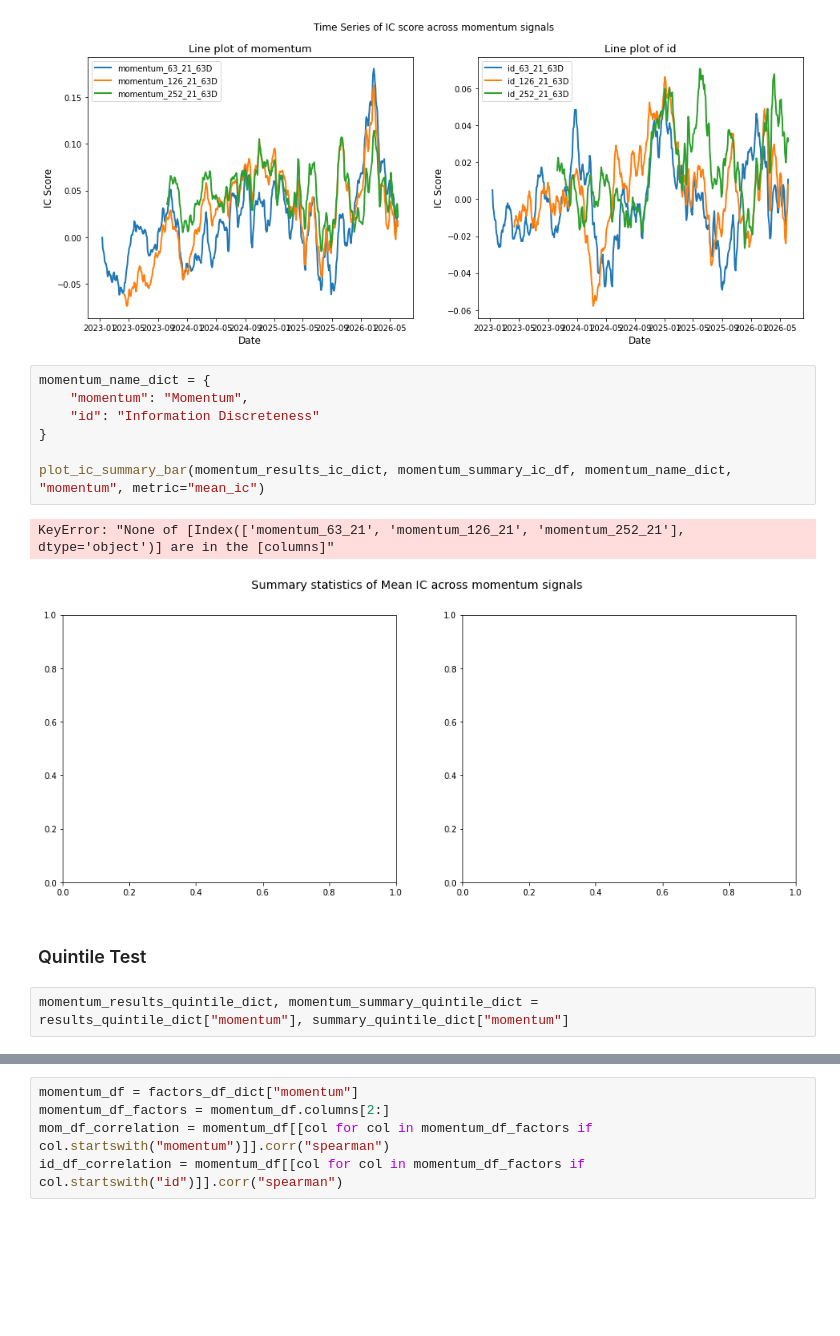
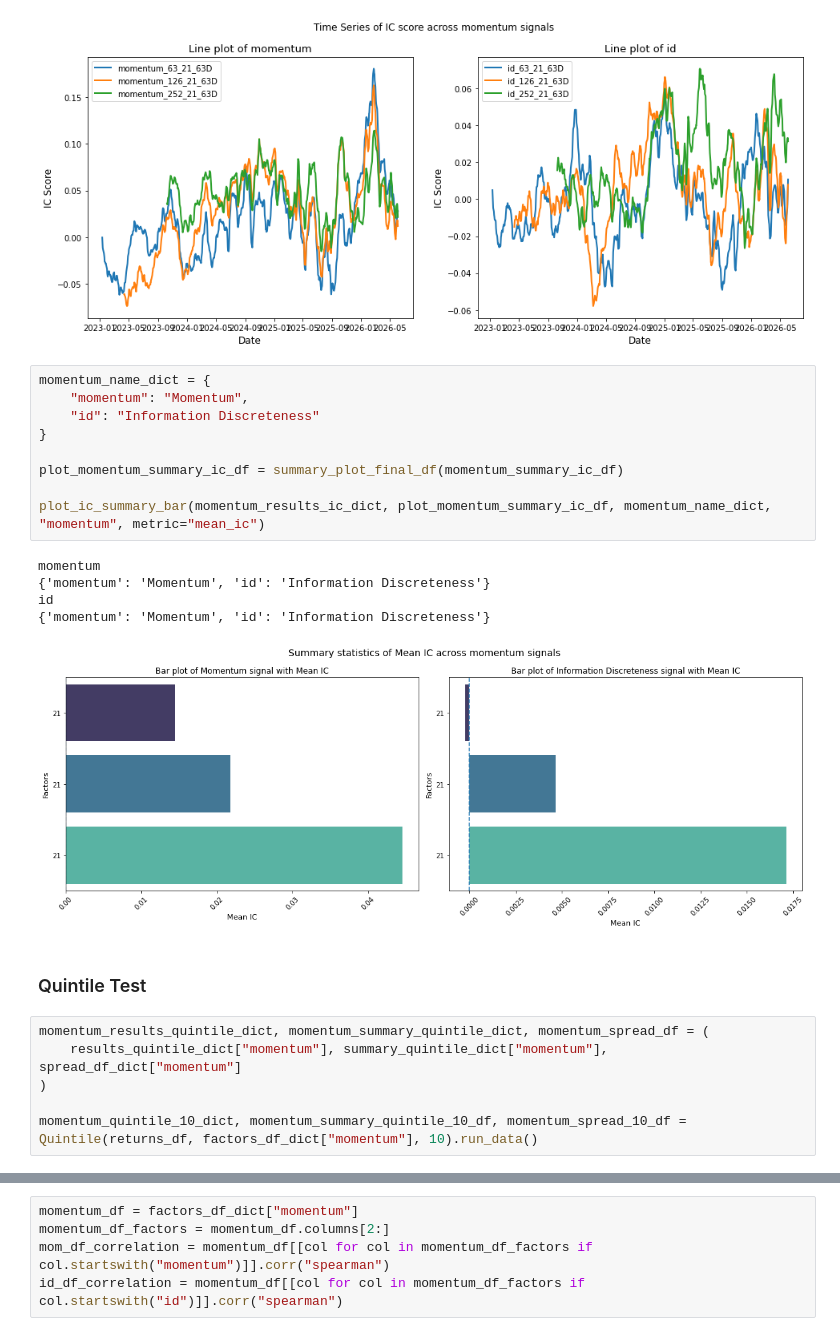
Before and after one commit to hungryfire267/systematic-equities-research, a Jupyter notebook: notebooks/research.ipynb, the cells around one changed output, grey strips where cells are left out. Saved outputs shown, nothing was run; the diff lists cells and outputs as text; blank space fills up the shorter version.

```diff
--- a/notebooks/research.ipynb
+++ b/notebooks/research.ipynb
@@ -312,17 +338,26 @@ plot_ic_timeseries(momentum_results_ic_dict, "momentum")
 # %%
 momentum_name_dict = {
     "momentum": "Momentum",
     "id": "Information Discreteness"
 }
 
-plot_ic_summary_bar(momentum_results_ic_dict, momentum_summary_ic_df, momentum_name_dict, "momentum", metric="mean_ic")
+plot_momentum_summary_ic_df = summary_plot_final_df(momentum_summary_ic_df)
+
+plot_ic_summary_bar(momentum_results_ic_dict, plot_momentum_summary_ic_df, momentum_name_dict, "momentum", metric="mean_ic")
 # %% [output]
-KeyError: "None of [Index(['momentum_63_21', 'momentum_126_21', 'momentum_252_21'], dtype='object')] are in the [columns]"
+momentum
+{'momentum': 'Momentum', 'id': 'Information Discreteness'}
+id
+{'momentum': 'Momentum', 'id': 'Information Discreteness'}
-[figure, old version]
+[figure, new version]
 # %% [markdown]
 ### Quintile Test
 # %%
-momentum_results_quintile_dict, momentum_summary_quintile_dict = results_quintile_dict["momentum"], summary_quintile_dict["momentum"]
+momentum_results_quintile_dict, momentum_summary_quintile_dict, momentum_spread_df = (
+    results_quintile_dict["momentum"], summary_quintile_dict["momentum"], spread_df_dict["momentum"]
+)
+
+momentum_quintile_10_dict, momentum_summary_quintile_10_df, momentum_spread_10_df = Quintile(returns_df, factors_df_dict["momentum"], 10).run_data()
 # %%
 plot_quintiles(momentum_results_quintile_dict, momentum_summary_quintile_dict, "momentum")
 # %% [output]
```
Also changed, not shown: parts of 45 cells of this notebook, 1 other file.
